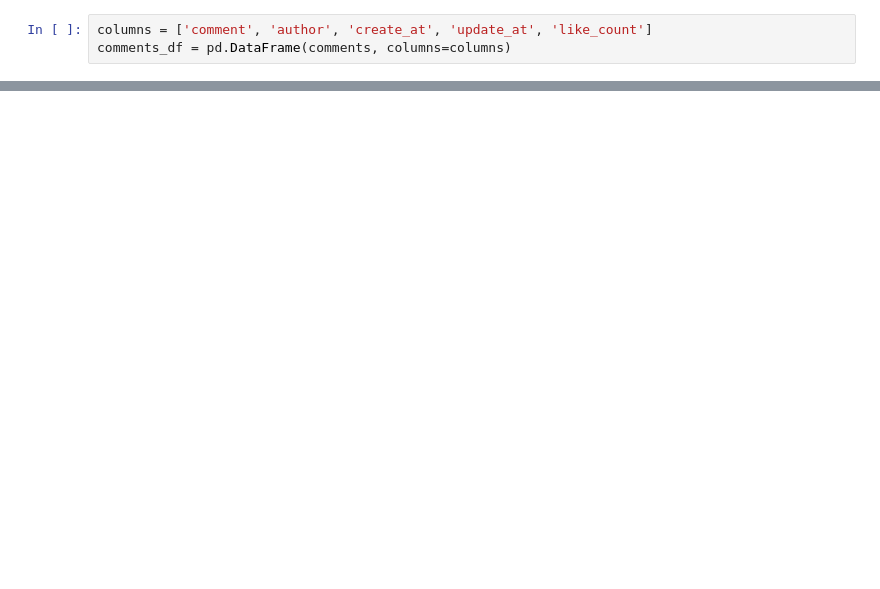
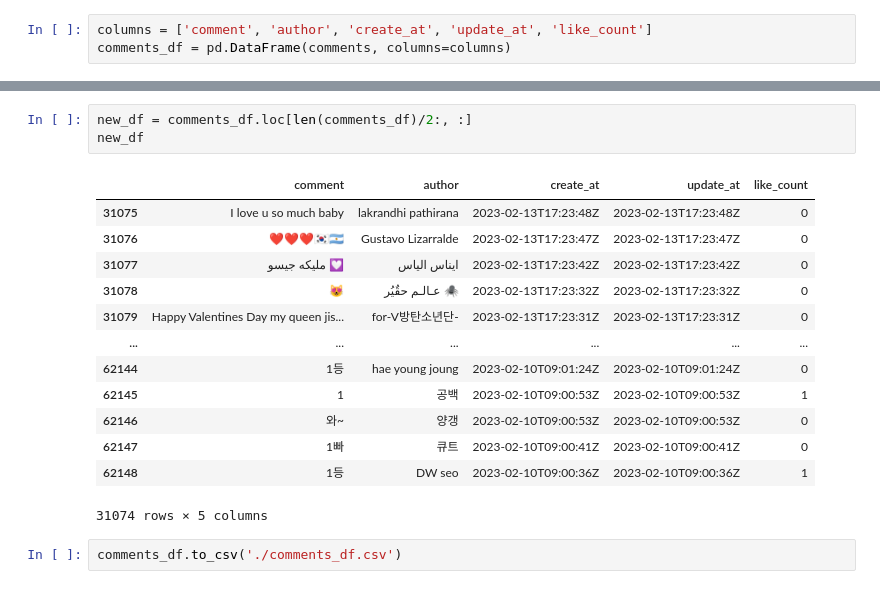
Before and after one commit to kimhyunso/coper-project, a Jupyter notebook: youtubeAPI.ipynb, the cells around one changed output, grey strips where cells are left out. Saved outputs shown, nothing was run; the diff lists cells and outputs as text; blank space fills up the shorter version.

```diff
--- a/youtubeAPI.ipynb
+++ b/youtubeAPI.ipynb
@@ -101,0 +125,19 @@ memory usage: 627.9+ KB
+# %%
+new_df = comments_df.loc[len(comments_df)/2:, :]
+new_df
+# %% [output]
+|  | comment | author | create_at | update_at | like_count |
+| 31075 | I love u so much baby | lakrandhi pathirana | 2023-02-13T17:23:48Z | 2023-02-13T17:23:48Z | 0 |
+| 31076 | ❤️❤️❤️🇰🇷🇦🇷 | Gustavo Lizarralde | 2023-02-13T17:23:47Z | 2023-02-13T17:23:47Z | 0 |
+| 31077 | مليكه جيسو 💟 | ايناس الياس | 2023-02-13T17:23:42Z | 2023-02-13T17:23:42Z | 0 |
+| 31078 | 😻 | عـالـم حقٌيُر 🕷 | 2023-02-13T17:23:32Z | 2023-02-13T17:23:32Z | 0 |
+| 31079 | Happy Valentines Day my queen jis... | for-V방탄소년단- | 2023-02-13T17:23:31Z | 2023-02-13T17:23:31Z | 0 |
+| ... | ... | ... | ... | ... | ... |
+| 62144 | 1등 | hae young joung | 2023-02-10T09:01:24Z | 2023-02-10T09:01:24Z | 0 |
+| 62145 | 1 | 공백 | 2023-02-10T09:00:53Z | 2023-02-10T09:00:53Z | 1 |
+| 62146 | 와~ | 양갱 | 2023-02-10T09:00:53Z | 2023-02-10T09:00:53Z | 0 |
+| 62147 | 1빠 | 큐트 | 2023-02-10T09:00:41Z | 2023-02-10T09:00:41Z | 0 |
+| 62148 | 1등 | DW seo | 2023-02-10T09:00:36Z | 2023-02-10T09:00:36Z | 1 |
+31074 rows × 5 columns
+# %%
+comments_df.to_csv('./comments_df.csv')
```
Also changed, not shown: parts of 10 cells of this notebook, 2 other files.
